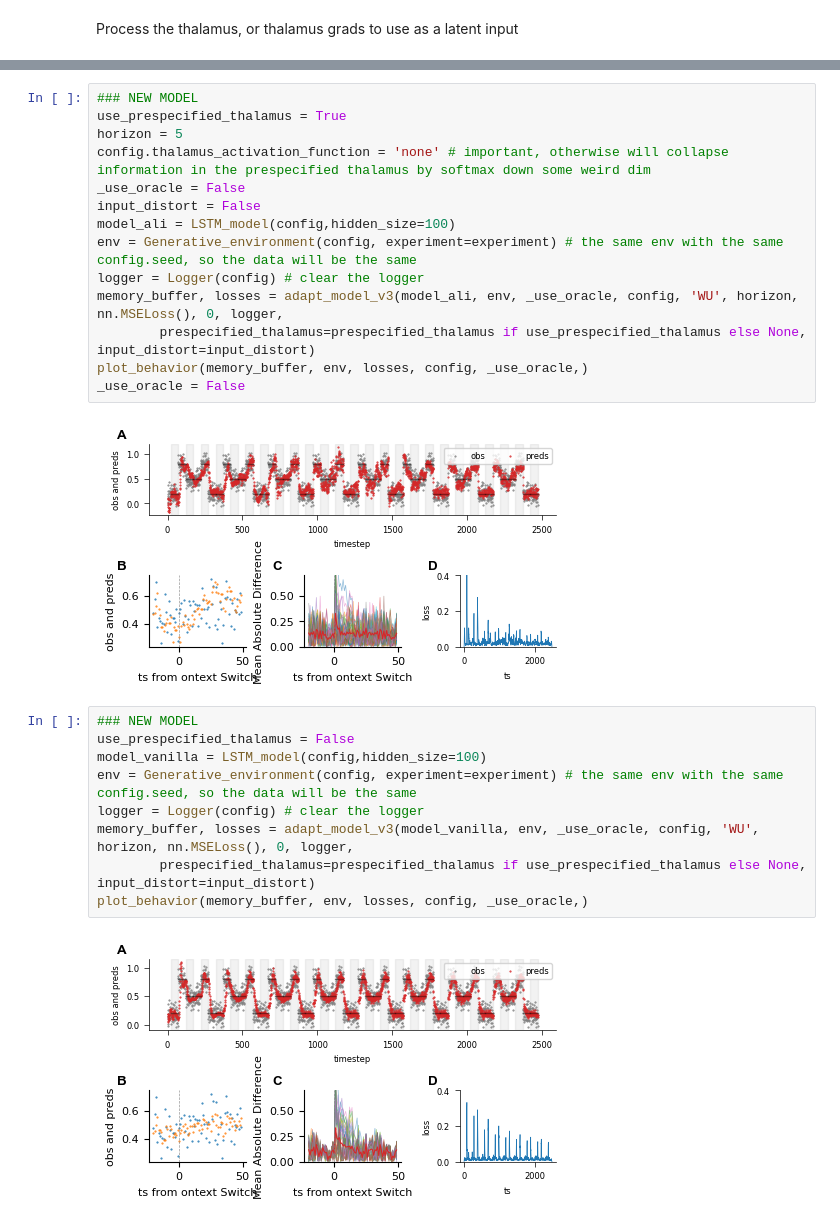
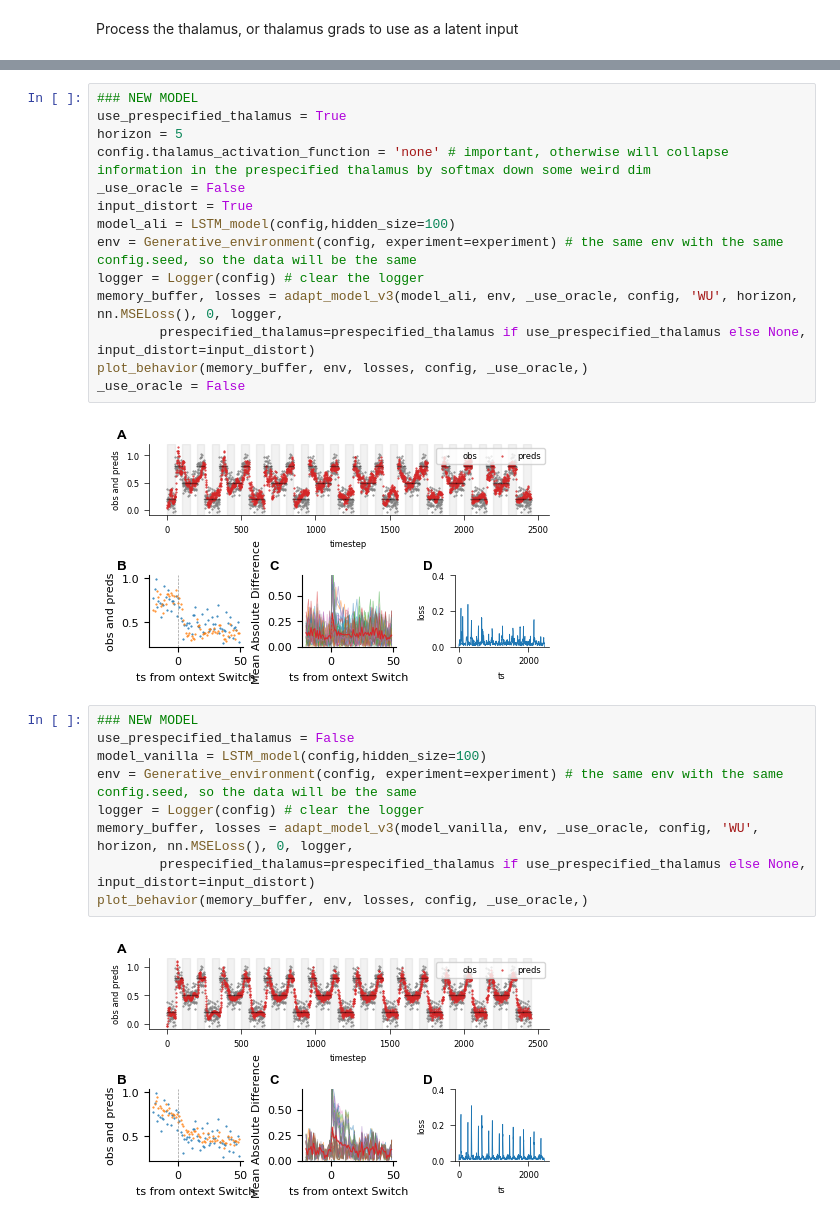
Before and after one commit to hummosa/contextual_switching_task, a Jupyter notebook: two_latents_flat_hierarchy_working_minimal_example.ipynb, the cells around one changed output, grey strips where cells are left out. Cells and saved outputs as stored; diff of their text form.

```diff
--- a/two_latents_flat_hierarchy_working_minimal_example.ipynb
+++ b/two_latents_flat_hierarchy_working_minimal_example.ipynb
@@ -136,19 +136,19 @@ ax.plot(prespecified_thalamus.squeeze()[:,], linewidth=0.5)
 # %%
 ### NEW MODEL
 use_prespecified_thalamus = True
 horizon = 5
 config.thalamus_activation_function = 'none' # important, otherwise will collapse information in the prespecified thalamus by softmax down some weird dim
 _use_oracle = False
-input_distort = False
+input_distort = True
 model_ali = LSTM_model(config,hidden_size=100)
 env = Generative_environment(config, experiment=experiment) # the same env with the same config.seed, so the data will be the same
 logger = Logger(config) # clear the logger
 memory_buffer, losses = adapt_model_v3(model_ali, env, _use_oracle, config, 'WU', horizon, nn.MSELoss(), 0, logger,
         prespecified_thalamus=prespecified_thalamus if use_prespecified_thalamus else None, input_distort=input_distort)
 plot_behavior(memory_buffer, env, losses, config, _use_oracle,)
 _use_oracle = False
 # %% [output]
-[figure, old version]
+[figure, new version]
 # %%
 ### NEW MODEL
 use_prespecified_thalamus = False
@@ -159,4 +159,4 @@ memory_buffer, losses = adapt_model_v3(model_vanilla, env, _use_oracle, config,
         prespecified_thalamus=prespecified_thalamus if use_prespecified_thalamus else None, input_distort=input_distort)
 plot_behavior(memory_buffer, env, losses, config, _use_oracle,)
 # %% [output]
-[figure, old version]
+[figure, new version]
```
Also changed, not shown: parts of 3 cells of this notebook, 6 other files.
